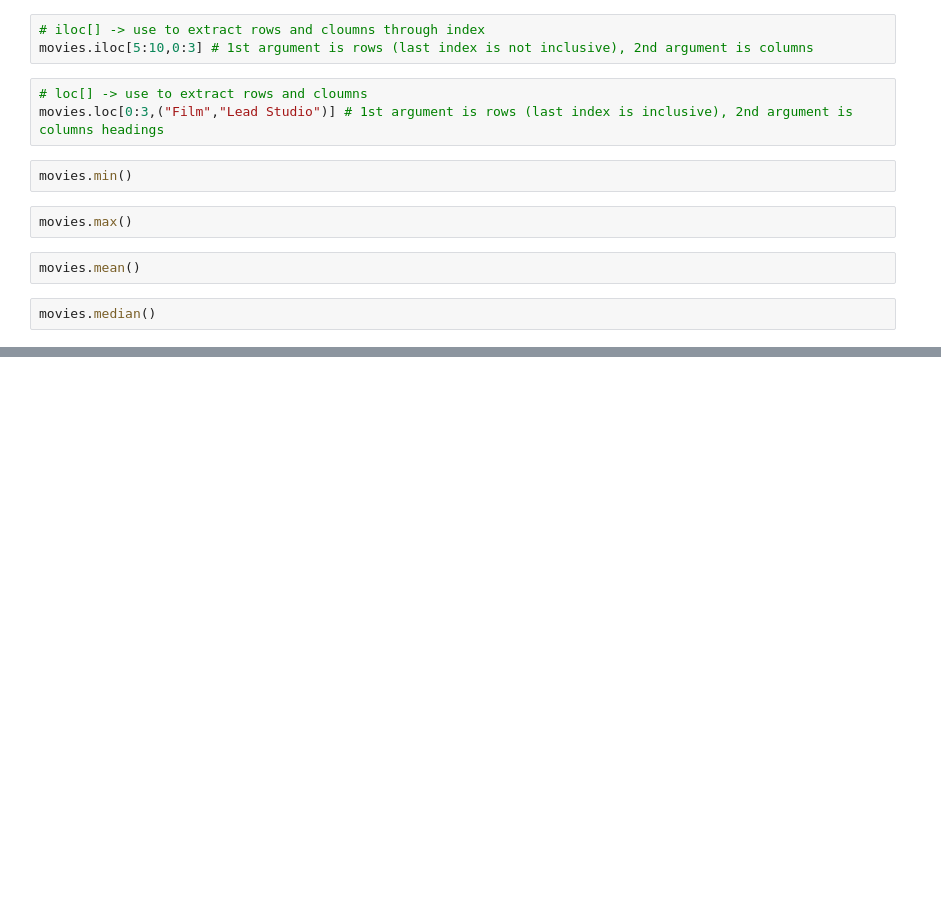
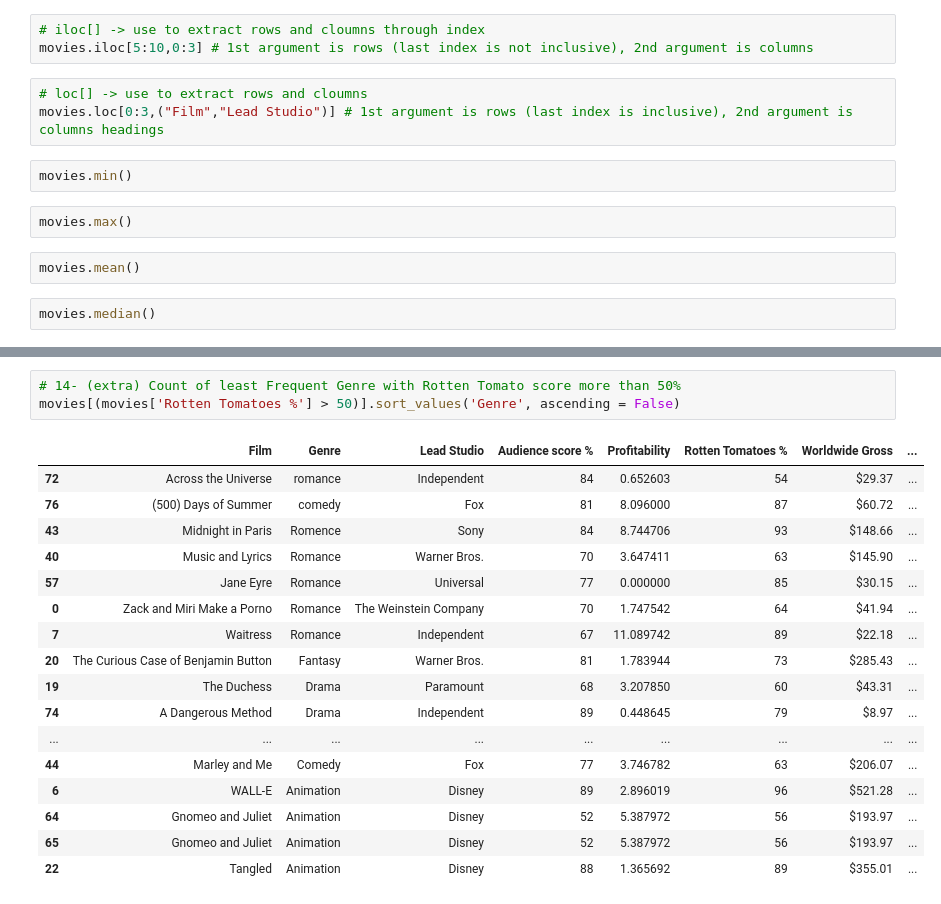
Before and after one commit to Daredeveil/CAB-21, a Jupyter notebook: Pandas_basic.ipynb, the cells around one changed output, grey strips where cells are left out. Cells and saved outputs as stored; diff of their text form; blank space fills up the shorter version.

```diff
--- a/Pandas_basic.ipynb
+++ b/Pandas_basic.ipynb
@@ -109,0 +316,21 @@ s7
+# %%
+# 14- (extra) Count of least Frequent Genre with Rotten Tomato score more than 50%
+movies[(movies['Rotten Tomatoes %'] > 50)].sort_values('Genre', ascending = False)
+# %% [output]
+|  | Film | Genre | Lead Studio | Audience score % | Profitability | Rotten Tomatoes % | Worldwide Gross | ... |
+| 72 | Across the Universe | romance | Independent | 84 | 0.652603 | 54 | $29.37 | ... |
+| 76 | (500) Days of Summer | comedy | Fox | 81 | 8.096000 | 87 | $60.72 | ... |
+| 43 | Midnight in Paris | Romence | Sony | 84 | 8.744706 | 93 | $148.66 | ... |
+| 40 | Music and Lyrics | Romance | Warner Bros. | 70 | 3.647411 | 63 | $145.90 | ... |
+| 57 | Jane Eyre | Romance | Universal | 77 | 0.000000 | 85 | $30.15 | ... |
+| 0 | Zack and Miri Make a Porno | Romance | The Weinstein Company | 70 | 1.747542 | 64 | $41.94 | ... |
+| 7 | Waitress | Romance | Independent | 67 | 11.089742 | 89 | $22.18 | ... |
+| 20 | The Curious Case of Benjamin Button | Fantasy | Warner Bros. | 81 | 1.783944 | 73 | $285.43 | ... |
+| 19 | The Duchess | Drama | Paramount | 68 | 3.207850 | 60 | $43.31 | ... |
+| 74 | A Dangerous Method | Drama | Independent | 89 | 0.448645 | 79 | $8.97 | ... |
+| ... | ... | ... | ... | ... | ... | ... | ... | ... |
+| 44 | Marley and Me | Comedy | Fox | 77 | 3.746782 | 63 | $206.07 | ... |
+| 6 | WALL-E | Animation | Disney | 89 | 2.896019 | 96 | $521.28 | ... |
+| 64 | Gnomeo and Juliet | Animation | Disney | 52 | 5.387972 | 56 | $193.97 | ... |
+| 65 | Gnomeo and Juliet | Animation | Disney | 52 | 5.387972 | 56 | $193.97 | ... |
+| 22 | Tangled | Animation | Disney | 88 | 1.365692 | 89 | $355.01 | ... |
```
Also changed, not shown: parts of 23 cells of this notebook.
